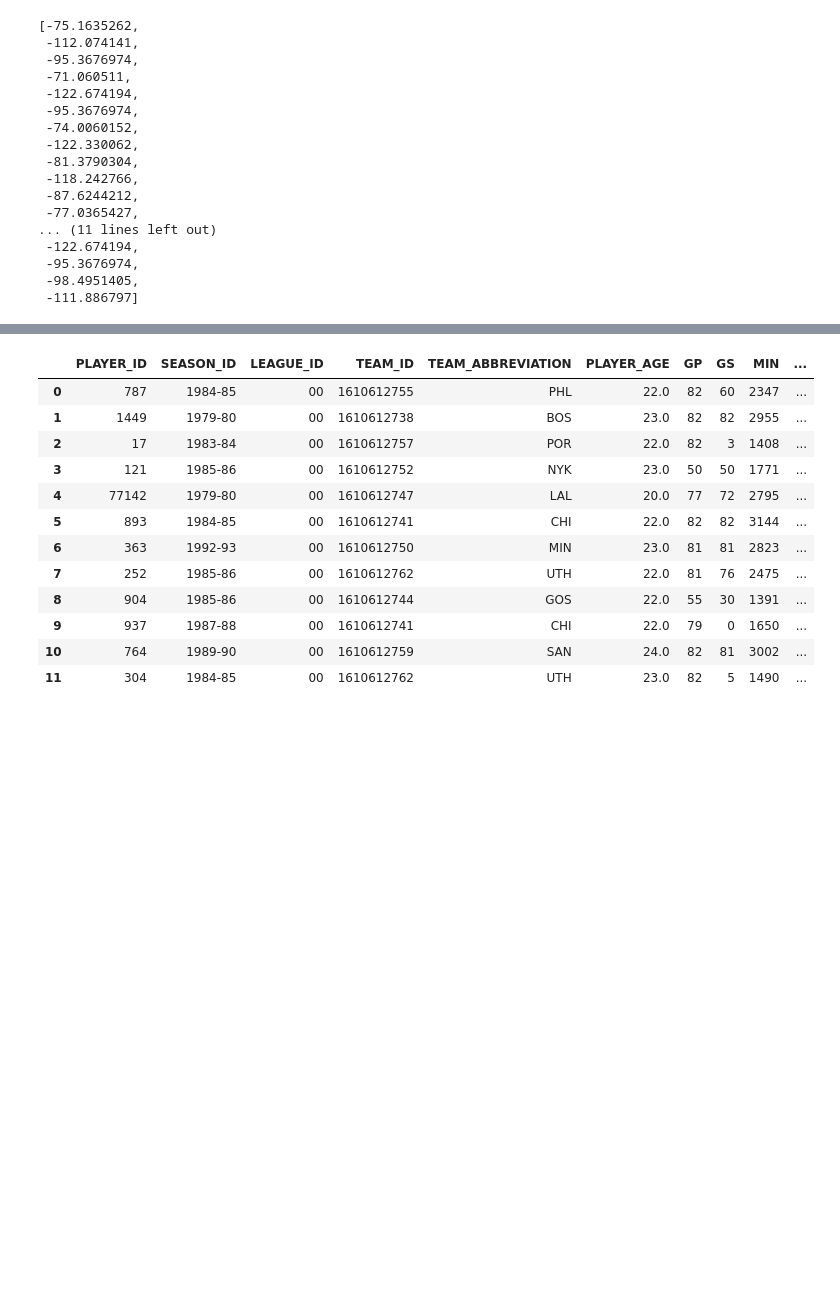
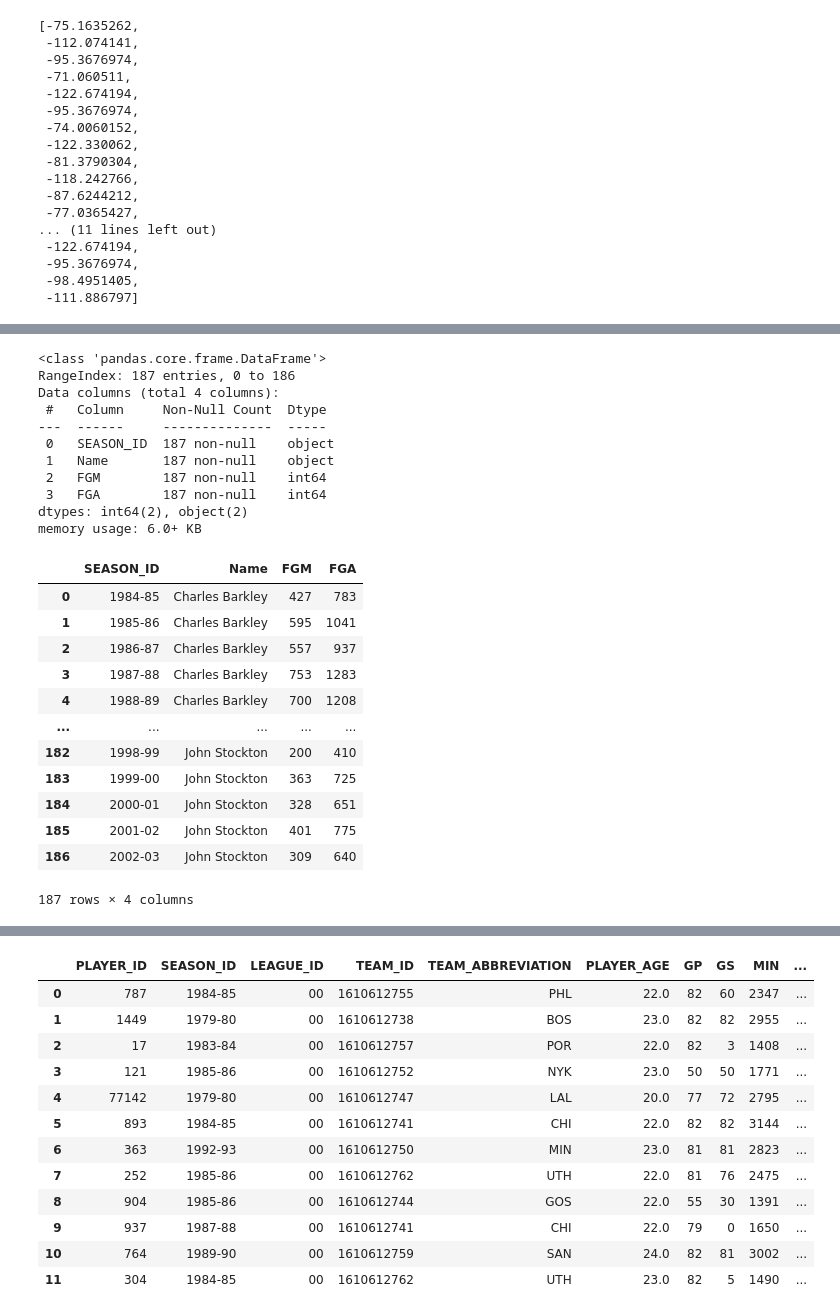
Before and after one commit to e-harrell/dreamteam92, a Jupyter notebook: project notebook.ipynb, the cells around one changed output, grey strips where cells are left out. Saved outputs shown, nothing was run; the diff lists cells and outputs as text; code cells hidden in the pictures; blank space fills up the shorter version.

```diff
--- a/project notebook.ipynb
+++ b/project notebook.ipynb
@@ -602,2 +604,58 @@ df_ft_laettner
+# %%
+#generating scatter plot showing number of field goals made by the number of field goals attempted
+#wrangling data to deal with multiple season IDs for drexler and laettner
+#create 3 dataframes for players with all single season IDs so that drexler and laettner rows can be put in later
+df_fg1=df_all.loc[is_in_target_categories1,
+                 ['SEASON_ID','Name', 'FGM','FGA']].reset_index(drop=True)
+df_fg2=df_all.loc[is_in_target_categories2,
+                 ['SEASON_ID','Name', 'FGM','FGA']].reset_index(drop=True)
+df_fg3=df_all.loc[is_in_target_categories3,
+                 ['SEASON_ID','Name', 'FGM','FGA']].reset_index(drop=True)
+
+#get field goal information for drexler
+df_fg_drexler=df_all.loc[df_all['Name']=='Clyde Drexler', ['SEASON_ID','Name', 'FGM','FGA',]].reset_index(drop=True)
+
+#get field goal information for laettner
+df_fg_laettner=df_all.loc[df_all['Name']=='Christian Laettner', ['SEASON_ID','Name', 'FGM','FGA']].reset_index(drop=True)
+
+#get mean of FGM and FGA by Season ID for drexler and lattner dataframes
+df_fg_drexler_mean=df_fg_drexler.groupby('SEASON_ID')[['FGM','FGA']].mean().reset_index()
+df_fg_drexler_mean['Name']='Clyde Drexler'
+df_fg_laettner_mean=df_fg_laettner.groupby('SEASON_ID')[['FGM','FGA']].mean().reset_index()
+df_fg_laettner_mean['Name'] = 'Christian Laettner'
+
+#combine drexler and laettner Field goals dataframes and otherfield goals dataframes into single dataframe
+df_fg=pd.concat([df_fg1, df_fg_drexler_mean, df_fg2, df_fg_laettner_mean, df_fg3], axis=0).reset_index(drop=True)
+
+#make sure that FTM and FTA are integers
+df_fg['FGA']=df_fg['FGA'].astype(int)
+df_fg['FGM']=df_fg['FGM'].astype(int)
+df_fg.info()
+df_fg
+# %% [output]
+<class 'pandas.core.frame.DataFrame'>
+RangeIndex: 187 entries, 0 to 186
+Data columns (total 4 columns):
+ #   Column     Non-Null Count  Dtype
+---  ------     --------------  -----
+ 0   SEASON_ID  187 non-null    object
+ 1   Name       187 non-null    object
+ 2   FGM        187 non-null    int64
+ 3   FGA        187 non-null    int64
+dtypes: int64(2), object(2)
+memory usage: 6.0+ KB
+|  | SEASON_ID | Name | FGM | FGA |
+| 0 | 1984-85 | Charles Barkley | 427 | 783 |
+| 1 | 1985-86 | Charles Barkley | 595 | 1041 |
+| 2 | 1986-87 | Charles Barkley | 557 | 937 |
+| 3 | 1987-88 | Charles Barkley | 753 | 1283 |
+| 4 | 1988-89 | Charles Barkley | 700 | 1208 |
+| ... | ... | ... | ... | ... |
+| 182 | 1998-99 | John Stockton | 200 | 410 |
+| 183 | 1999-00 | John Stockton | 363 | 725 |
+| 184 | 2000-01 | John Stockton | 328 | 651 |
+| 185 | 2001-02 | John Stockton | 401 | 775 |
+| 186 | 2002-03 | John Stockton | 309 | 640 |
+187 rows × 4 columns
 # %%
 #scatter plot showing number of field goals made by the number of field goals attempted
```
Also changed, not shown: parts of 18 cells of this notebook.
